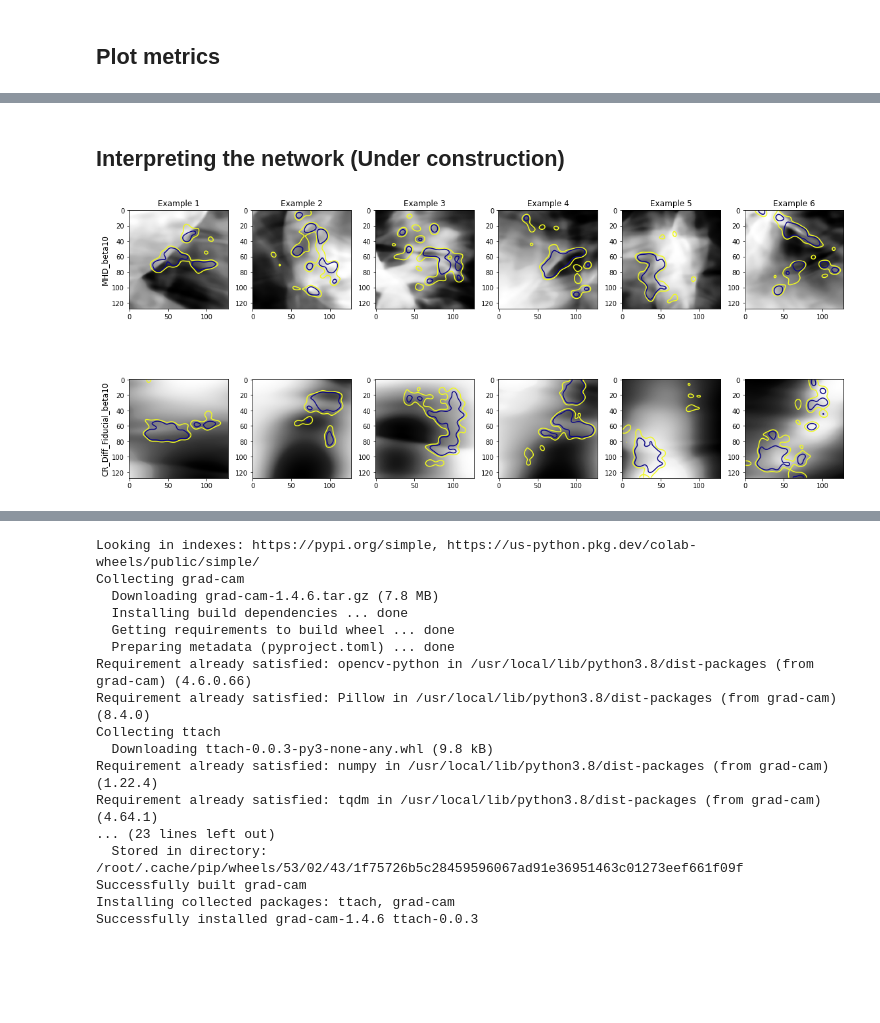
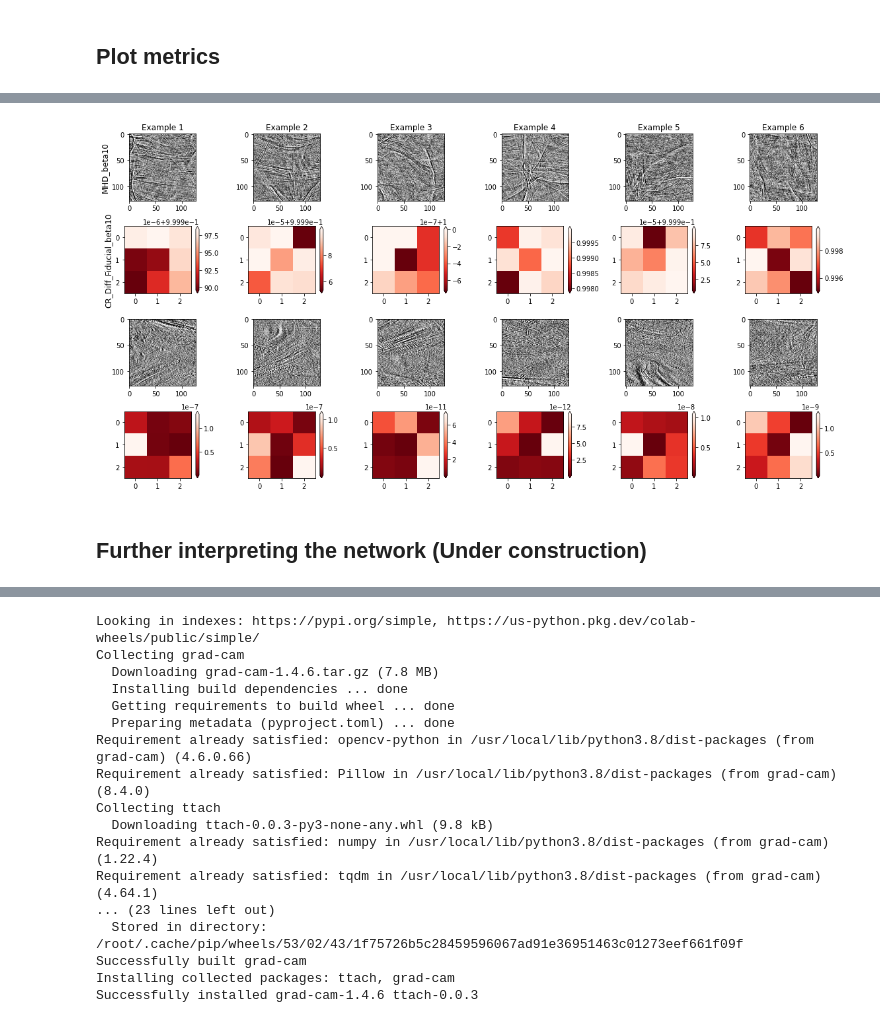
Before and after one commit to bustardchad/ML_Turb, a Jupyter notebook: notebooks/train_CNN_MHD_vs_CRs.ipynb, the cells around one changed output, grey strips where cells are left out. Drawn from its saved outputs; the diff is of its cells as text; code cells hidden in the pictures; blank space fills up the shorter version.

```diff
--- a/notebooks/train_CNN_MHD_vs_CRs.ipynb
+++ b/notebooks/train_CNN_MHD_vs_CRs.ipynb
@@ -752,2 +518,10 @@ Let's try to see what the network is picking up on...
+# %%
+# quick occlusion experiment
+fig = interp.plot_occlusion(config, model, valid_dl, n_examples=6, n_classes=2,
+                            label=0, occ_size=32, occ_stride=32, occ_pixel=0.5)
+#fig.show()
+fig.savefig('Occlusion_KillPwr_twoClasses.png',dpi=600)
+# %% [output]
+[figure, added]
 # %% [markdown]
-## Interpreting the network (Under construction)
+## Further interpreting the network (Under construction)
@@ -847,38 +527,0 @@ def occlusion(model, image, label, occ_size = 50, occ_stride = 50, occ_pixel = 0
-# %%
-# Saliency
-
-n_examples = 6 # number of columns
-n_classes = 2 # number of rows
-
-fig, axs = plt.subplots(n_classes, n_examples, figsize=(16,8))
-ctr = np.zeros(len(config.fileDirArr))
-
-# access a batch of labelled images
-dataiter = iter(valid_dl)
-images, labels = next(dataiter)
-
-# select n_example example images from each class
-for i in range(0,n_classes):
-  images_to_plot = images[labels==i]
-  for j in range(0,n_examples):
-    plt_image, filtered_saliency = saliency(images_to_plot[j],i)
-    # normalize the saliency by its max and plot only one or two levels in the middle range
-    filtered_saliency = filtered_saliency/np.max(filtered_saliency)
-    axs[i,j].imshow(plt_image,cmap='gray')
-    axs[i,j].contour(filtered_saliency,cmap='plasma_r', levels=[0.5, 0.6], linewidths = 1.5)
-
-cols = ['Example {}'.format(col) for col in range(1, n_examples+1)]
-rows = config.fileDirArr
-
-for ax, col in zip(axs[0], cols):
-    ax.set_title(col)
-
-for ax, row in zip(axs[:,0], rows):
-    ax.set_ylabel(row, rotation=90, size='large')
-
-fig.tight_layout()
-#fig.suptitle("beta = 100 class")
-#fig.suptitle(f'Ground truth: {classes[label]}')
-plt.show()
-# %% [output]
-[figure, removed]
```
Also changed, not shown: parts of 37 cells of this notebook, 1 other file.
